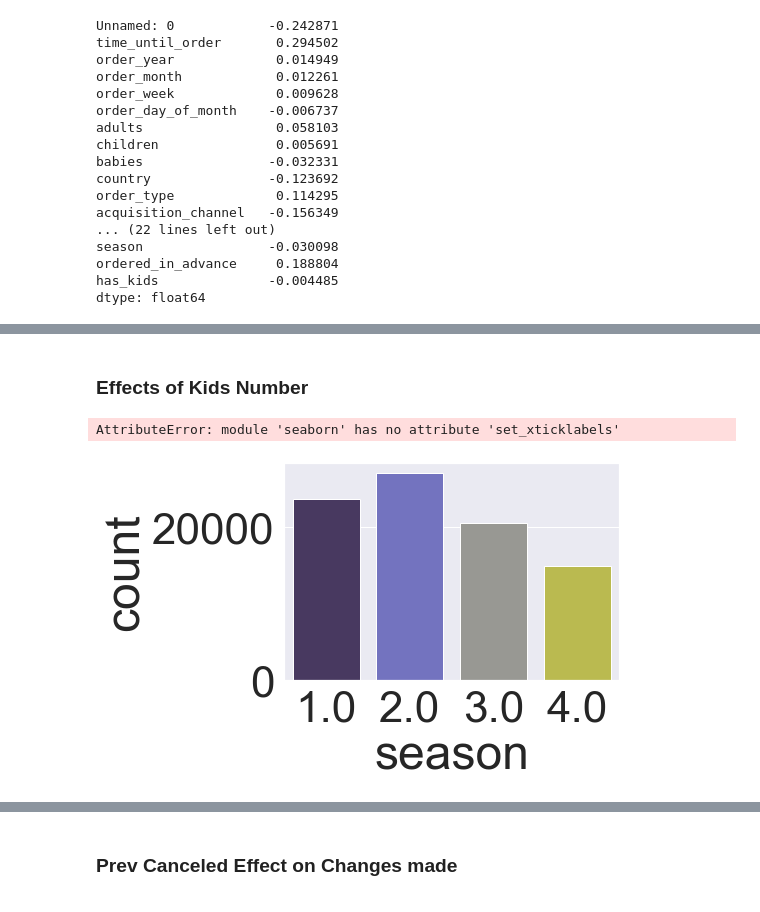
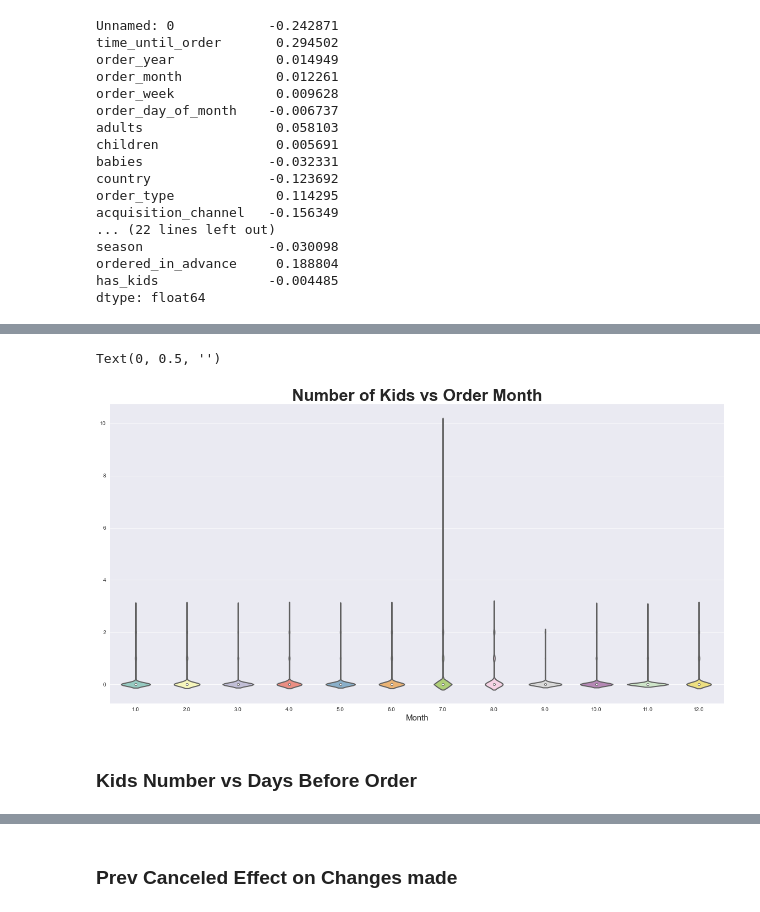
Before and after one commit to Guydada/Machine-Learning-Project---Guy-and-Tamar, a Jupyter notebook: Project.ipynb, the cells around one changed output, grey strips where cells are left out. Drawn from its saved outputs; the diff is of its cells as text; code cells hidden in the pictures.

```diff
--- a/Project.ipynb
+++ b/Project.ipynb
@@ -233,12 +263,19 @@ dtype: float64
+# %%
+plt.figure(figsize=(20,10))
+sns.violinplot(x='order_month', y ='children', data=df, palette="Set3", bw=.2,
+               cut=2, linewidth=2, iner= 'box', split = True)
+sns.despine(left=True)
+# labels = list(df['order_month'])
+# for i in range(len(labels)):
+    # labels[i] = month_int_to_str(labels[i])
+# display(labels)
+# bar.set_xticklabels(labels)
+plt.title('Number of Kids vs Order Month', weight='bold',
+          fontsize=30)
+plt.xlabel('Month', fontsize=15)
+plt.ylabel('', fontsize=15)
+# %% [output]
+Text(0, 0.5, '')
+[figure, added]
 # %% [markdown]
-### Effects of Kids Number
+### Kids Number vs Days Before Order
-# %%
-labels = [sea for sea in seasons.values()]
-sns.countplot(x='season', data= df, palette='gist_stern', orient = 'v')
-set_xticklabels(labels, rotation=30 )
-plt.title('Orders By Season', weight='bold')
-plt.xlabel('Count', fontsize=12)
-plt.ylabel('Count', fontsize=12)
-# %% [output]
-AttributeError: module 'seaborn' has no attribute 'set_xticklabels'
-[figure, removed]
```
Also changed, not shown: parts of 51 cells of this notebook, 1 other file.
